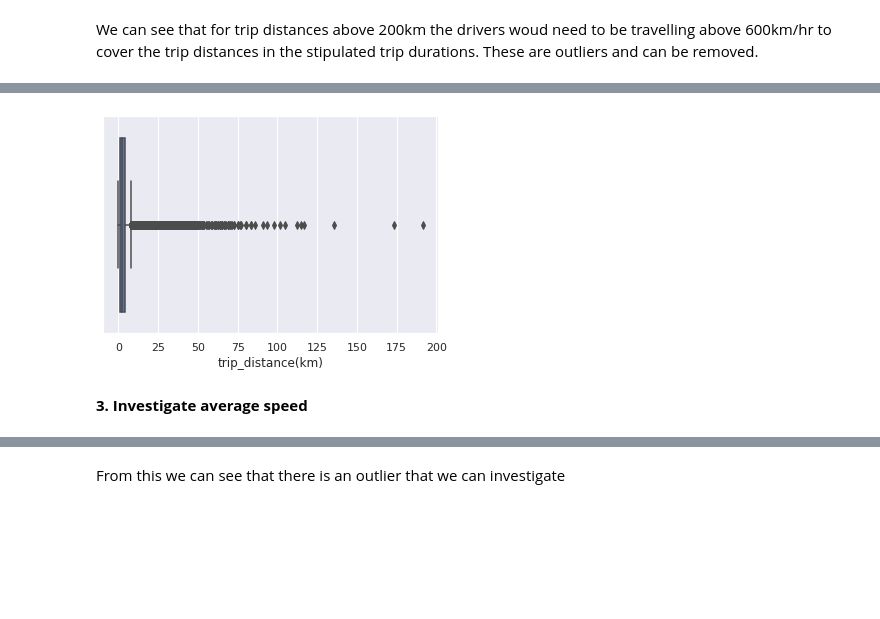
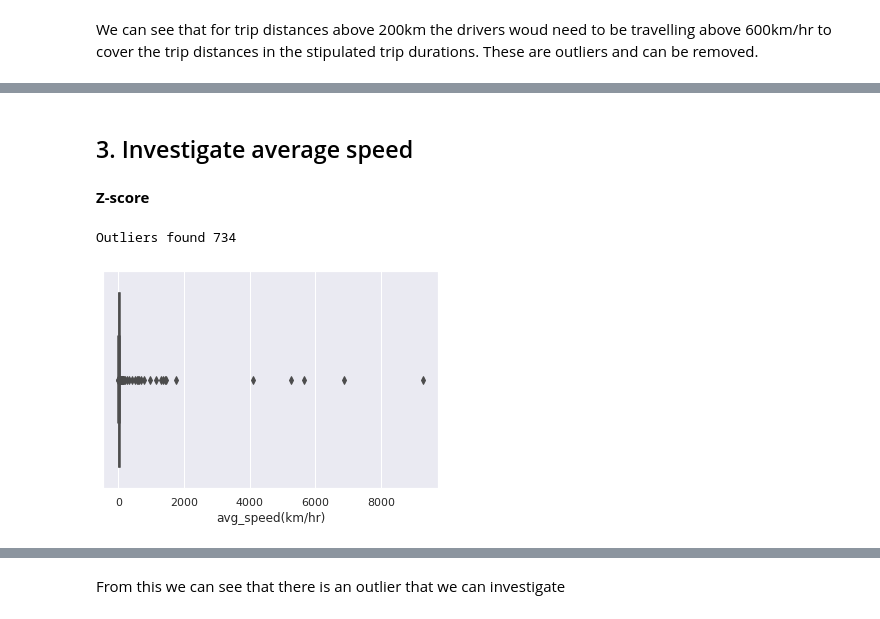
Before and after one commit to BongumusaSizwe/DVE, a Jupyter notebook: Assignment 2/Ques1.1&1.2.ipynb, the cells around one changed output, grey strips where cells are left out. Drawn from its saved outputs; the diff is of its cells as text; code cells hidden in the pictures; blank space fills up the shorter version.

```diff
--- a/Assignment 2/Ques1.1&1.2.ipynb
+++ b/Assignment 2/Ques1.1&1.2.ipynb
@@ -304,8 +260,24 @@ nyc_taxis_2 = nyc_taxis_1.drop( outliers2.index,axis=0)
 # %%
 # plot of trip duration
-sns.boxplot(x=nyc_taxis_2['trip_distance(km)'])
-plt.show()
+# sns.boxplot(x=nyc_taxis['trip_distance(km)'])
+# plt.show()
-# %% [output]
-[figure, removed]
 # %% [markdown]
-**3. Investigate average speed**
+## 3. Investigate average speed
+# %% [markdown]
+**Z-score**
+# %%
+z_score_3 = np.abs(stats.zscore(nyc_taxis['avg_speed(km/hr)']))
+thresh = 3
+
+# position of the outlier
+outlier_idx_3 = np.where(z_score_3>thresh)
+print('Outliers found',len(outlier_idx_3[0]))
+# %% [output]
+Outliers found 734
+# %%
+# View outliers
+nyc_taxis.iloc[outlier_idx_3[0]]
+sns.boxplot(x=nyc_taxis.iloc[outlier_idx_2[0]]['avg_speed(km/hr)'])
+plt.show()
+# %% [output]
+[figure, added]
```
Also changed, not shown: parts of 27 cells of this notebook.
